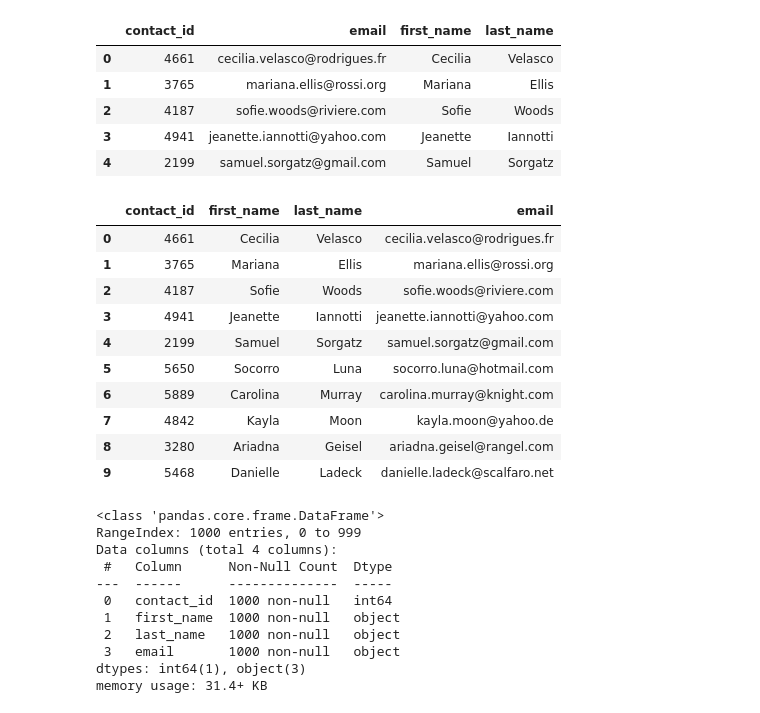
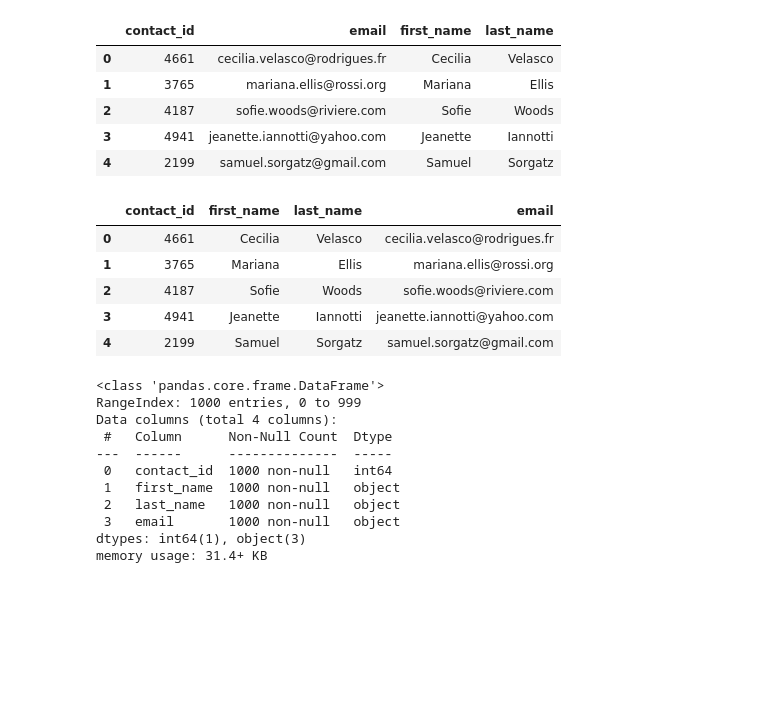
Before and after one commit to carltoncm/Crowdfunding_ETL, a Jupyter notebook: ETL_Mini_Project_AHill_RWoyce_CCarlton.ipynb, the cells around one changed output. Saved outputs shown, nothing was run; the diff lists cells and outputs as text; code cells hidden in the pictures; blank space fills up the shorter version.

```diff
--- a/ETL_Mini_Project_AHill_RWoyce_CCarlton.ipynb
+++ b/ETL_Mini_Project_AHill_RWoyce_CCarlton.ipynb
@@ -380,14 +380,11 @@ dtypes: int64(1), object(2)
 memory usage: 23.6+ KB
 # %%
 # Create a "first"name" and "last_name" column with the first and last names from the "name" column.
-name_list = [item.split(" ") for item in contact_info_df["name"]]
-
-contact_info_df['first_name'] = [item[0] for item in name_list]
-contact_info_df['last_name'] = [item[1] for item in name_list]
+contact_info_df[['first_name' , 'last_name']]=contact_info_df['name'].str.split(' ' , expand=True)
 
 # Drop the contact_name column
-contacts_df_clean = contact_info_df.drop(["name"], axis=1)
-contacts_df_clean.head()
+contact_info_df.drop(columns=['name'], inplace=True)
+contact_info_df.head()
 # %% [output]
 |  | contact_id | email | first_name | last_name |
 | 0 | 4661 | cecilia.velasco@rodrigues.fr | Cecilia | Velasco |
@@ -397,19 +394,14 @@ contacts_df_clean.head()
 | 4 | 2199 | samuel.sorgatz@gmail.com | Samuel | Sorgatz |
 # %%
 # Reorder the columns
-contacts_df_clean = contacts_df_clean[["contact_id", "first_name", "last_name", "email"]]
-contacts_df_clean.head(10)
+contact_info_df_clean = contact_info_df[["contact_id", "first_name", "last_name", "email"]]
+contact_info_df_clean.head()
 # %% [output]
 |  | contact_id | first_name | last_name | email |
 | 0 | 4661 | Cecilia | Velasco | cecilia.velasco@rodrigues.fr |
 | 1 | 3765 | Mariana | Ellis | mariana.ellis@rossi.org |
 | 2 | 4187 | Sofie | Woods | sofie.woods@riviere.com |
 | 3 | 4941 | Jeanette | Iannotti | jeanette.iannotti@yahoo.com |
 | 4 | 2199 | Samuel | Sorgatz | samuel.sorgatz@gmail.com |
-| 5 | 5650 | Socorro | Luna | socorro.luna@hotmail.com |
-| 6 | 5889 | Carolina | Murray | carolina.murray@knight.com |
-| 7 | 4842 | Kayla | Moon | kayla.moon@yahoo.de |
-| 8 | 3280 | Ariadna | Geisel | ariadna.geisel@rangel.com |
-| 9 | 5468 | Danielle | Ladeck | danielle.ladeck@scalfaro.net |
 # %%
 # Check the datatypes one more time before exporting as CSV file.
```
Also changed, not shown: parts of 15 cells of this notebook.
